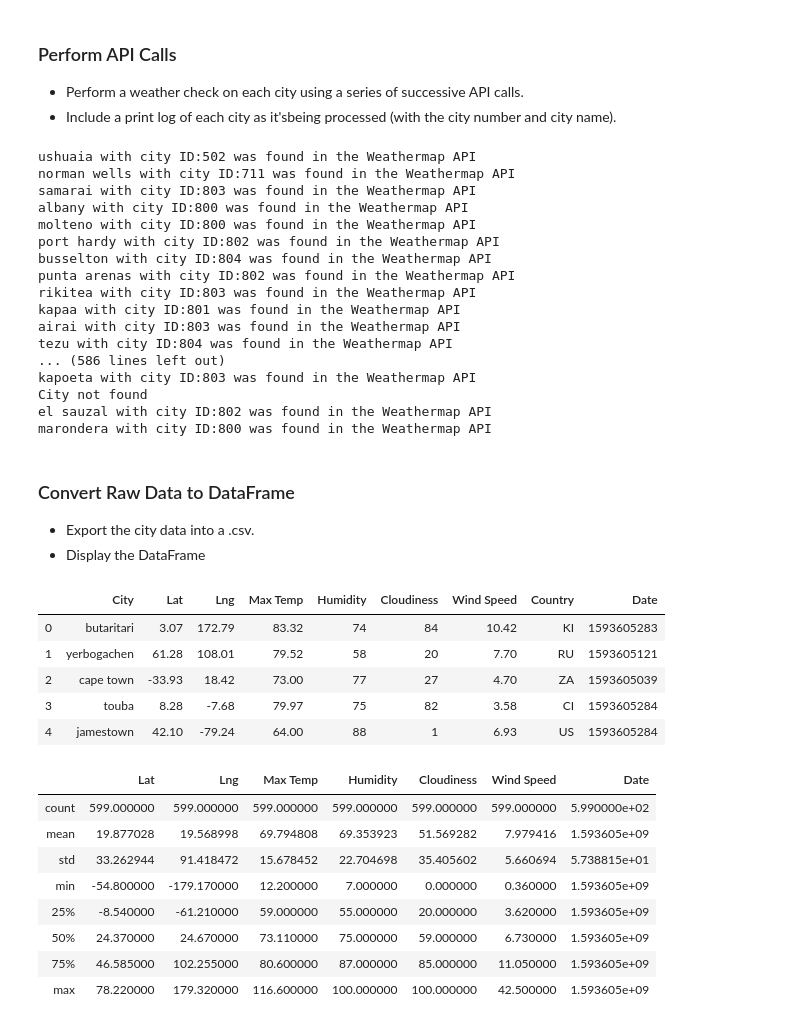
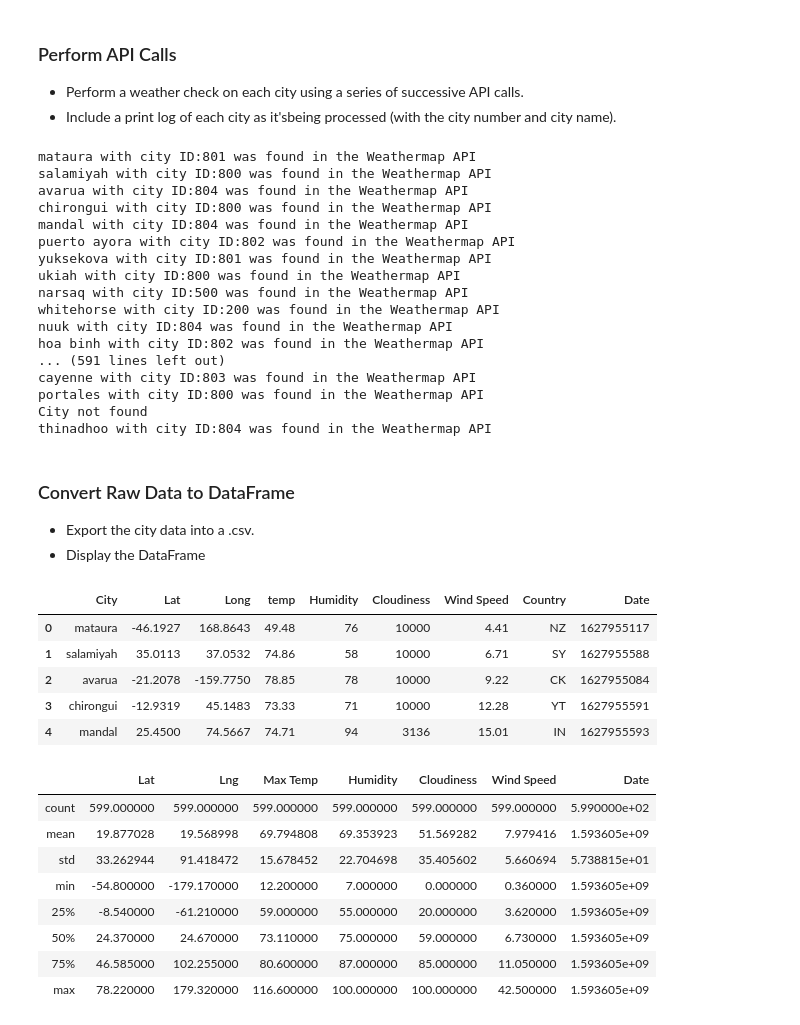
Before and after one commit to Mvillarreal88/python-api-challenge, a Jupyter notebook: WeatherPy/WeatherPy.ipynb, the cells around one changed output. Drawn from its saved outputs; the diff is of its cells as text; code cells hidden in the pictures.

Commit message:
Added Data to CSV file

```diff
--- a/WeatherPy/WeatherPy.ipynb
+++ b/WeatherPy/WeatherPy.ipynb
@@ -64,6 +64,8 @@ humidity = []
 cloud =[]
 wind_speed = []
 city_id = []
+country = []
+date = []
 
 query_url = f"{url}appid={weather_api_key}&units={units}&q="
 
@@ -74,56 +76,64 @@ for city in cities:
     try:
         curr_ID = int(response['weather'][0]['id'])
         lat.append(response['coord']['lat'])
-        lat.append(response['coord']['lat'])
+        long.append(response['coord']['lon'])
         temp.append(response['main']['temp'])
         humidity.append(response['main']['humidity'])
         cloud.append(response['visibility'])
         wind_speed.append(response['wind']['speed'])
         city_id.append(curr_ID)
+        country.append(response['sys']['country'])
+        date.append(response['dt'])
         found_cities.append(city)
         print(f"{city} with city ID:{curr_ID} was found in the Weathermap API")
     except KeyError:
         print("City not found")
     time.sleep(1.01)
 # %% [output]
-ushuaia with city ID:502 was found in the Weathermap API
-norman wells with city ID:711 was found in the Weathermap API
-samarai with city ID:803 was found in the Weathermap API
-albany with city ID:800 was found in the Weathermap API
-molteno with city ID:800 was found in the Weathermap API
-port hardy with city ID:802 was found in the Weathermap API
-busselton with city ID:804 was found in the Weathermap API
-punta arenas with city ID:802 was found in the Weathermap API
-rikitea with city ID:803 was found in the Weathermap API
-kapaa with city ID:801 was found in the Weathermap API
-airai with city ID:803 was found in the Weathermap API
-tezu with city ID:804 was found in the Weathermap API
-... (586 lines left out)
-kapoeta with city ID:803 was found in the Weathermap API
+mataura with city ID:801 was found in the Weathermap API
+salamiyah with city ID:800 was found in the Weathermap API
+avarua with city ID:804 was found in the Weathermap API
+chirongui with city ID:800 was found in the Weathermap API
+mandal with city ID:804 was found in the Weathermap API
+puerto ayora with city ID:802 was found in the Weathermap API
+yuksekova with city ID:801 was found in the Weathermap API
+ukiah with city ID:800 was found in the Weathermap API
+narsaq with city ID:500 was found in the Weathermap API
+whitehorse with city ID:200 was found in the Weathermap API
+nuuk with city ID:804 was found in the Weathermap API
+hoa binh with city ID:802 was found in the Weathermap API
+... (591 lines left out)
+cayenne with city ID:803 was found in the Weathermap API
+portales with city ID:800 was found in the Weathermap API
 City not found
-el sauzal with city ID:802 was found in the Weathermap API
-marondera with city ID:800 was found in the Weathermap API
+thinadhoo with city ID:804 was found in the Weathermap API
 # %% [markdown]
 ### Convert Raw Data to DataFrame
 * Export the city data into a .csv.
 * Display the DataFrame
-# %%
-weather_info = {
-    "city": found_cities,
-    "lat": lat,
-    ""
-    "temp": temp
-}
-
-weather_data = pd.DataFrame(lat_temp)
-weather_data
-# %% [output]
-|  | City | Lat | Lng | Max Temp | Humidity | Cloudiness | Wind Speed | Country | Date |
-| 0 | butaritari | 3.07 | 172.79 | 83.32 | 74 | 84 | 10.42 | KI | 1593605283 |
-| 1 | yerbogachen | 61.28 | 108.01 | 79.52 | 58 | 20 | 7.70 | RU | 1593605121 |
-| 2 | cape town | -33.93 | 18.42 | 73.00 | 77 | 27 | 4.70 | ZA | 1593605039 |
-| 3 | touba | 8.28 | -7.68 | 79.97 | 75 | 82 | 3.58 | CI | 1593605284 |
-| 4 | jamestown | 42.10 | -79.24 | 64.00 | 88 | 1 | 6.93 | US | 1593605284 |
+# %%
+weather_info = {
+    "City": found_cities,
+    "Lat": lat,
+    "Long":long,
+    "temp": temp,
+    "Humidity": humidity,
+    "Cloudiness": cloud,
+    "Wind Speed": wind_speed,
+    "Country": country,
+    "Date": date
+}
+
+weather_data = pd.DataFrame(weather_info)
+weather_data.to_csv(output_data_file, index=False, header = True)
+weather_data.head()
+# %% [output]
+|  | City | Lat | Long | temp | Humidity | Cloudiness | Wind Speed | Country | Date |
+| 0 | mataura | -46.1927 | 168.8643 | 49.48 | 76 | 10000 | 4.41 | NZ | 1627955117 |
+| 1 | salamiyah | 35.0113 | 37.0532 | 74.86 | 58 | 10000 | 6.71 | SY | 1627955588 |
+| 2 | avarua | -21.2078 | -159.7750 | 78.85 | 78 | 10000 | 9.22 | CK | 1627955084 |
+| 3 | chirongui | -12.9319 | 45.1483 | 73.33 | 71 | 10000 | 12.28 | YT | 1627955591 |
+| 4 | mandal | 25.4500 | 74.5667 | 74.71 | 94 | 3136 | 15.01 | IN | 1627955593 |
 # %%
 # %% [output]
 |  | Lat | Lng | Max Temp | Humidity | Cloudiness | Wind Speed | Date |
```
Also changed, not shown: parts of 1 cell of this notebook, 1 other file.
